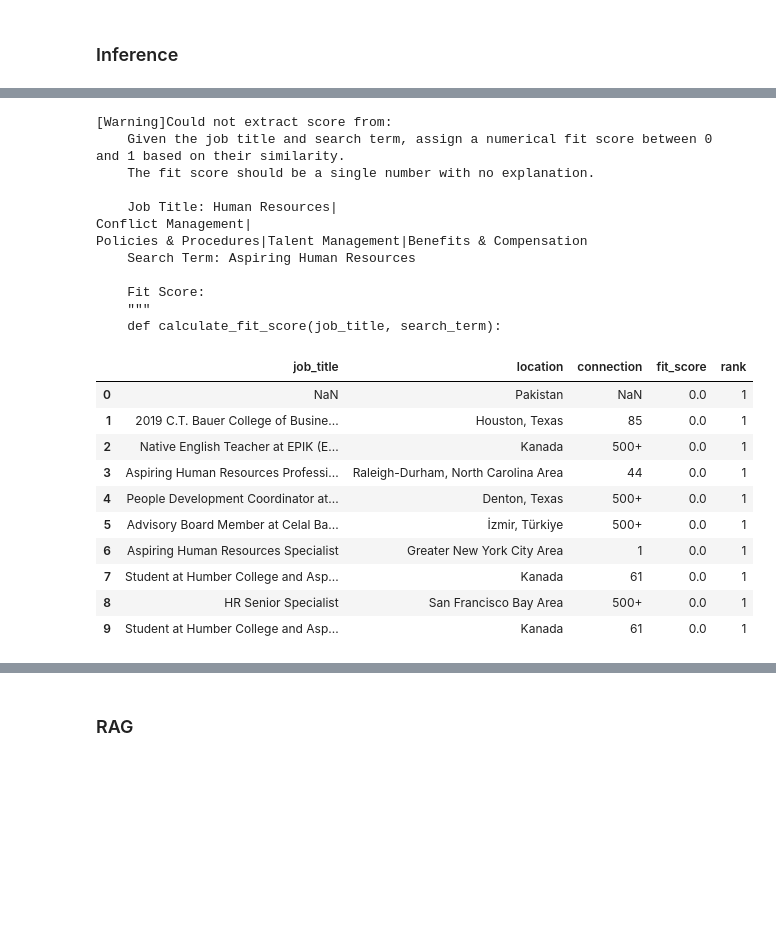
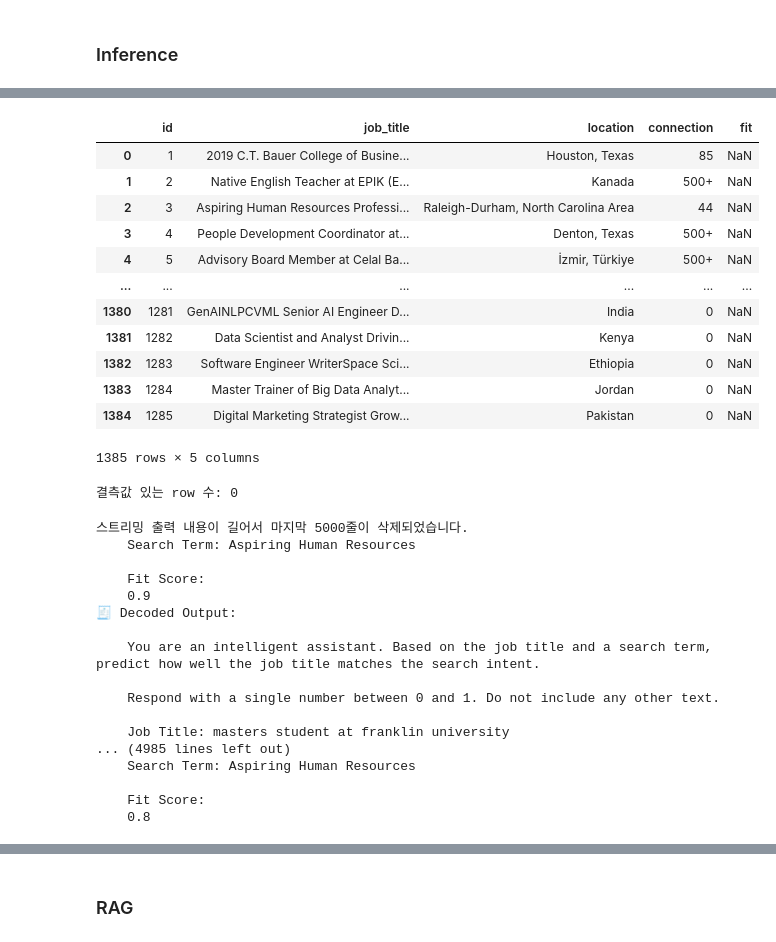
Before and after one commit to shinnew9/Apziva_practice_code, a Jupyter notebook: Project3-PotentialTalents/(mergedcsv)OLMoE_LLMFineTuning+LoRA+RAG.ipynb, the cells around one changed output, grey strips where cells are left out. Cells and saved outputs as stored; diff of their text form; code cells hidden in the pictures; blank space fills up the shorter version.

```diff
--- a/Project3-PotentialTalents/(mergedcsv)OLMoE_LLMFineTuning+LoRA+RAG.ipynb
+++ b/Project3-PotentialTalents/(mergedcsv)OLMoE_LLMFineTuning+LoRA+RAG.ipynb
@@ -345,3 +394,25 @@ NameError: name 'decoded' is not defined
+# %%
+df_merged = df_merged[df_merged["job_title"].notna()].reset_index(drop=True)
+df_merged = df_merged.dropna(subset=['job_title', 'location', 'connection']).reset_index(drop=True)
+df_merged
+# %% [output]
+|  | id | job_title | location | connection | fit |
+| 0 | 1 | 2019 C.T. Bauer College of Busine... | Houston, Texas | 85 | NaN |
+| 1 | 2 | Native English Teacher at EPIK (E... | Kanada | 500+ | NaN |
+| 2 | 3 | Aspiring Human Resources Professi... | Raleigh-Durham, North Carolina Area | 44 | NaN |
+| 3 | 4 | People Development Coordinator at... | Denton, Texas | 500+ | NaN |
+| 4 | 5 | Advisory Board Member at Celal Ba... | İzmir, Türkiye | 500+ | NaN |
+| ... | ... | ... | ... | ... | ... |
+| 1380 | 1281 | GenAINLPCVML Senior AI Engineer D... | India | 0 | NaN |
+| 1381 | 1282 | Data Scientist and Analyst Drivin... | Kenya | 0 | NaN |
+| 1382 | 1283 | Software Engineer WriterSpace Sci... | Ethiopia | 0 | NaN |
+| 1383 | 1284 | Master Trainer of Big Data Analyt... | Jordan | 0 | NaN |
+| 1384 | 1285 | Digital Marketing Strategist Grow... | Pakistan | 0 | NaN |
+1385 rows × 5 columns
+# %%
+print("결측값 있는 row 수:", df_merged["job_title"].isna().sum())
+# %% [output]
+결측값 있는 row 수: 0
 # %%
 from tqdm.notebook import tqdm  # for Jupyter/Colab
 tqdm.pandas()
@@ -357,35 +428,21 @@ df_merged["fit_score"] = df_merged.progress_apply(
     lambda row: get_fit_score(row["job_title"], search_term),
     axis=1
 )
-
-
-# 높은 fit_score 순으로 정렬 및 rank 부여
-df_merged["rank"] = df_merged["fit_score"].rank(ascending=False, method="min").astype(int)
-df_merged_sorted = df_merged.sort_values(by="fit_score", ascending=False).reset_index(drop=True)
-
-# 결과 확인
-df_merged_sorted[["job_title", "location", "connection", "fit_score", "rank"]].head(10)
 # %% [output]
-[Warning]Could not extract score from:
-    Given the job title and search term, assign a numerical fit score between 0 and 1 based on their similarity.
-    The fit score should be a single number with no explanation.
-
-    Job Title: Human Resources|
-Conflict Management|
-Policies & Procedures|Talent Management|Benefits & Compensation
+스트리밍 출력 내용이 길어서 마지막 5000줄이 삭제되었습니다.
     Search Term: Aspiring Human Resources
 
     Fit Score:
-    """
-    def calculate_fit_score(job_title, search_term):
+    0.9
+🧾 Decoded Output:
+
+    You are an intelligent assistant. Based on the job title and a search term, predict how well the job title matches the search intent.
+
+    Respond with a single number between 0 and 1. Do not include any other text.
+
+    Job Title: masters student at franklin university
+... (4985 lines left out)
+    Search Term: Aspiring Human Resources
+
+    Fit Score:
+    0.8
-|  | job_title | location | connection | fit_score | rank |
-| 0 | NaN | Pakistan | NaN | 0.0 | 1 |
-| 1 | 2019 C.T. Bauer College of Busine... | Houston, Texas | 85 | 0.0 | 1 |
-| 2 | Native English Teacher at EPIK (E... | Kanada | 500+ | 0.0 | 1 |
-| 3 | Aspiring Human Resources Professi... | Raleigh-Durham, North Carolina Area | 44 | 0.0 | 1 |
-| 4 | People Development Coordinator at... | Denton, Texas | 500+ | 0.0 | 1 |
-| 5 | Advisory Board Member at Celal Ba... | İzmir, Türkiye | 500+ | 0.0 | 1 |
-| 6 | Aspiring Human Resources Specialist | Greater New York City Area | 1 | 0.0 | 1 |
-| 7 | Student at Humber College and Asp... | Kanada | 61 | 0.0 | 1 |
-| 8 | HR Senior Specialist | San Francisco Bay Area | 500+ | 0.0 | 1 |
-| 9 | Student at Humber College and Asp... | Kanada | 61 | 0.0 | 1 |
```
Also changed, not shown: parts of 19 cells of this notebook.
